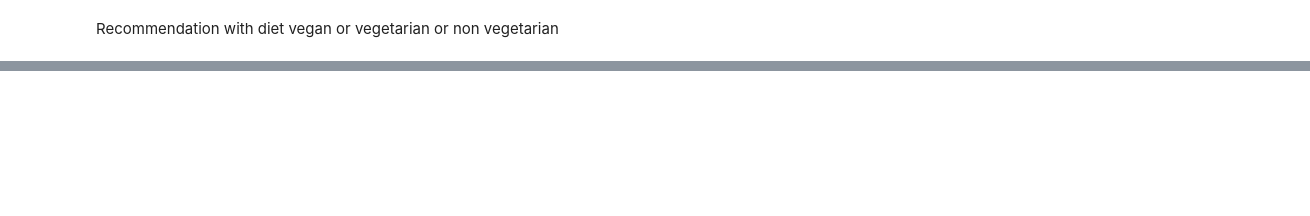
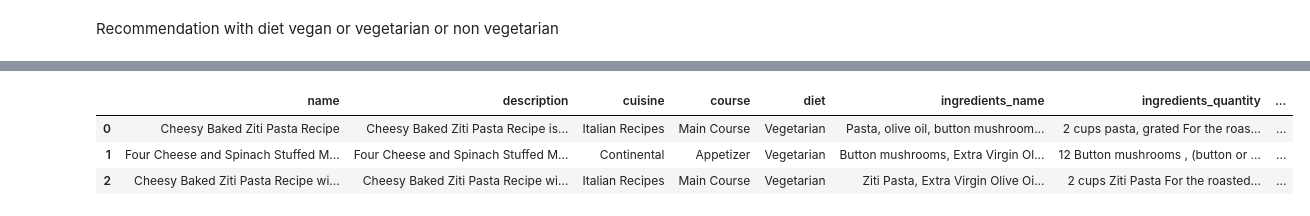
Before and after one commit to keerthi0211/RecipeRecommendationSystem, a Jupyter notebook: recipe.ipynb, the cells around one changed output, grey strips where cells are left out. Saved outputs shown, nothing was run; the diff lists cells and outputs as text; code cells hidden in the pictures; blank space fills up the shorter version.

```diff
--- a/recipe.ipynb
+++ b/recipe.ipynb
@@ -470,0 +574,14 @@ else:
+# %%
+#vectorize and fit model
+
+from sklearn.feature_extraction.text import TfidfVectorizer
+from sklearn.neighbors import NearestNeighbors
+
+vectorizer = TfidfVectorizer(tokenizer=lambda x: x.split(','))
+filtered_vector = vectorizer.fit_transform(filtered_df['ingredients_name'])
+
+# Fit the model on the filtered vector
+knn = NearestNeighbors(n_neighbors=3)
+knn.fit(filtered_vector)
+
+print("TF-IDF matrix shape:", filtered_vector.shape)
@@ -470,0 +618,51 @@ else:
+# %%
+#display recpies
+
+from IPython.display import display, HTML
+
+if recommendations:
+    # Increase the size of columns
+    pd.set_option('display.max_colwidth', None)  # Disable truncation of column content
+    pd.set_option('display.max_columns', None)  # Display all columns
+    pd.set_option('display.width', None)        # Disable column width limitation
+
+    # Convert the DataFrame to HTML with styling
+    styled_df = pd.DataFrame(recommendations).style.set_properties(**{
+        'text-align': 'left',
+        'white-space': 'pre-wrap',
+    }).set_table_styles([{
+        'selector': 'th',
+        'props': [('font-size', '12pt'), ('text-align', 'left')]
+    }, {
+        'selector': 'td',
+        'props': [('font-size', '10pt'), ('text-align', 'left')]
+    }])
+
+    # Convert styled DataFrame to HTML
+    html = styled_df.to_html()
+
+    # Increase the width of the 'instructions' column specifically
+    html = html.replace('<th class="col_heading level0 col6" >instructions</th>',
+                        '<th class="col_heading level0 col6" style="min-width: 400px;">instructions</th>')
+    html = html.replace('<td class="data row0 col6" >', '<td class="data row0 col6" style="min-width: 400px;">')
+    html = html.replace('<td class="data row1 col6" >', '<td class="data row1 col6" style="min-width: 400px;">')
+    html = html.replace('<td class="data row2 col6" >', '<td class="data row2 col6" style="min-width: 400px;">')
+    html = html.replace('<td class="data row3 col6" >', '<td class="data row3 col6" style="min-width: 400px;">')
+    html = html.replace('<td class="data row4 col6" >', '<td class="data row4 col6" style="min-width: 400px;">')
+
+    # Remove index from HTML
+    html = html.replace('<th></th>', '')
+    html = html.replace('<td class="data row0 col0" >', '<td class="data row0 col0" style="display: none;">')
+    html = html.replace('<td class="data row1 col0" >', '<td class="data row1 col0" style="display: none;">')
+    html = html.replace('<td class="data row2 col0" >', '<td class="data row2 col0" style="display: none;">')
+    html = html.replace('<td class="data row3 col0" >', '<td class="data row3 col0" style="display: none;">')
+    html = html.replace('<td class="data row4 col0" >', '<td class="data row4 col0" style="display: none;">')
+
+    display(HTML(html))
+else:
+    print("No matching recipes found.")
+# %% [output]
+|  | name | description | cuisine | course | diet | ingredients_name | ingredients_quantity | ... |
+| 0 | Cheesy Baked Ziti Pasta Recipe | Cheesy Baked Ziti Pasta Recipe is... | Italian Recipes | Main Course | Vegetarian | Pasta, olive oil, button mushroom... | 2 cups pasta, grated For the roas... | ... |
+| 1 | Four Cheese and Spinach Stuffed M... | Four Cheese and Spinach Stuffed M... | Continental | Appetizer | Vegetarian | Button mushrooms, Extra Virgin Ol... | 12 Button mushrooms , (button or ... | ... |
+| 2 | Cheesy Baked Ziti Pasta Recipe wi... | Cheesy Baked Ziti Pasta Recipe wi... | Italian Recipes | Main Course | Vegetarian | Ziti Pasta, Extra Virgin Olive Oi... | 2 cups Ziti Pasta For the roasted... | ... |
```
Also changed, not shown: parts of 6 cells of this notebook.
